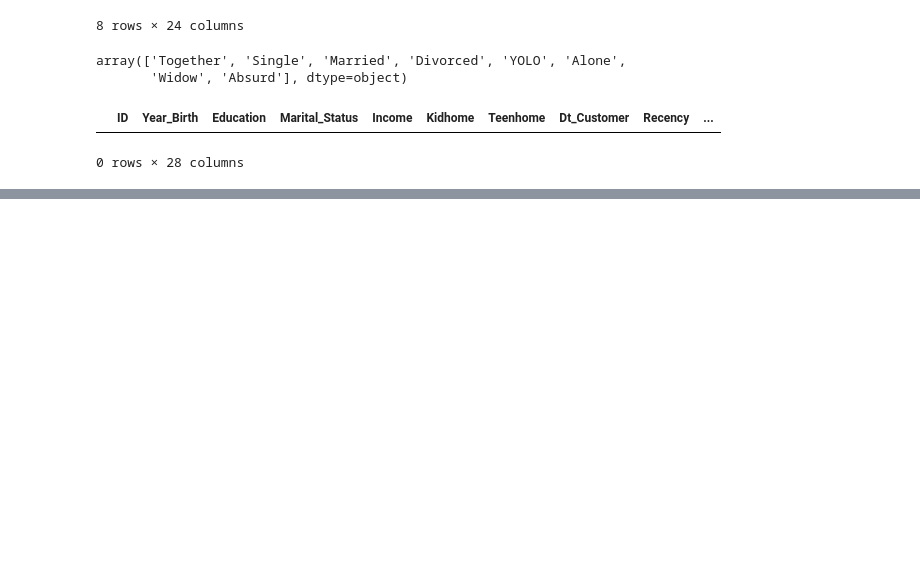
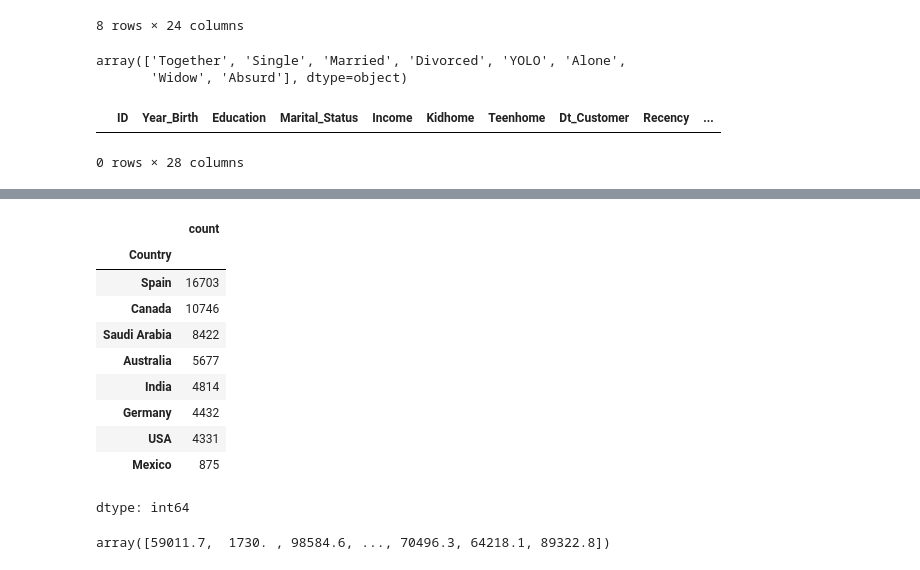
Before and after one commit to dharanigs-19/Mini-Project, a Jupyter notebook: Mini_Project_2.ipynb, the cells around one changed output, grey strips where cells are left out. Saved outputs shown, nothing was run; the diff lists cells and outputs as text; code cells hidden in the pictures; blank space fills up the shorter version.

```diff
--- a/Mini_Project_2.ipynb
+++ b/Mini_Project_2.ipynb
@@ -108,0 +180,18 @@ predata[predata["Marital_Status"] == "absurd"]
+# %%
+predata["Country"].value_counts(dropna=False)
+# %% [output]
+|  | count |
+| Country |  |
+| Spain | 16703 |
+| Canada | 10746 |
+| Saudi Arabia | 8422 |
+| Australia | 5677 |
+| India | 4814 |
+| Germany | 4432 |
+| USA | 4331 |
+| Mexico | 875 |
+dtype: int64
+# %%
+predata["Income"].unique()
+# %% [output]
+array([59011.7,  1730. , 98584.6, ..., 70496.3, 64218.1, 89322.8])
```
Also changed, not shown: parts of 9 cells of this notebook.
